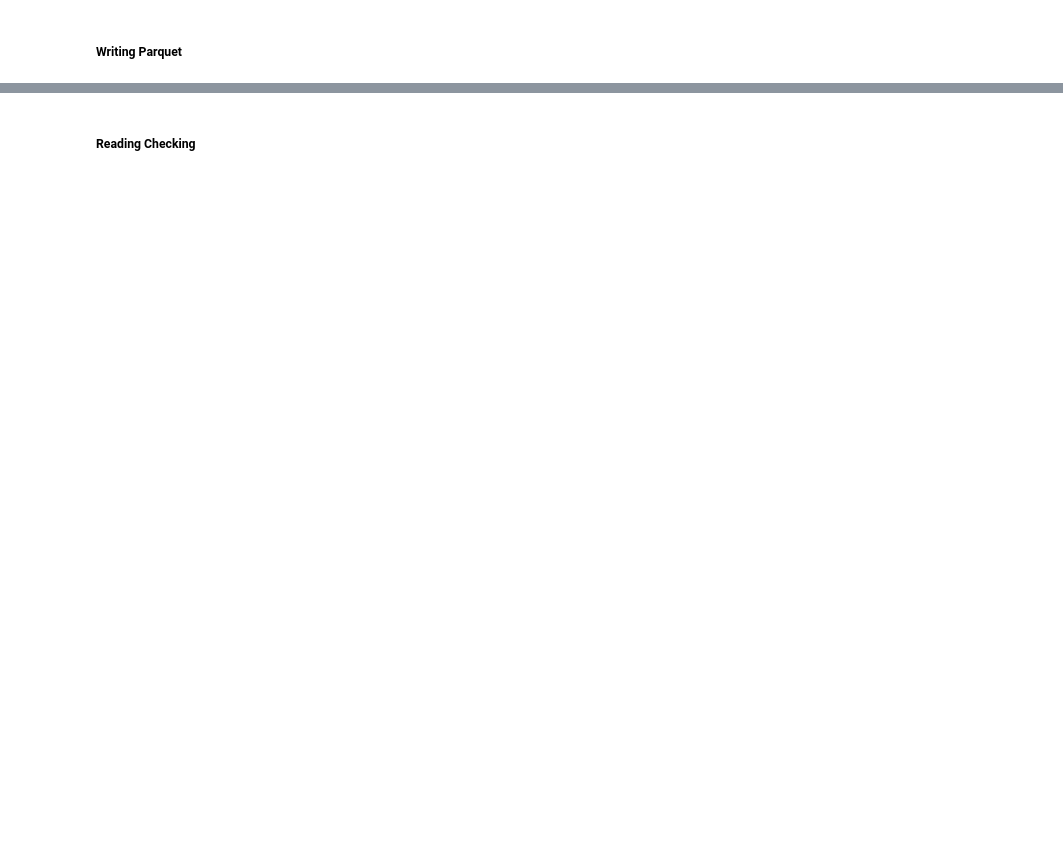
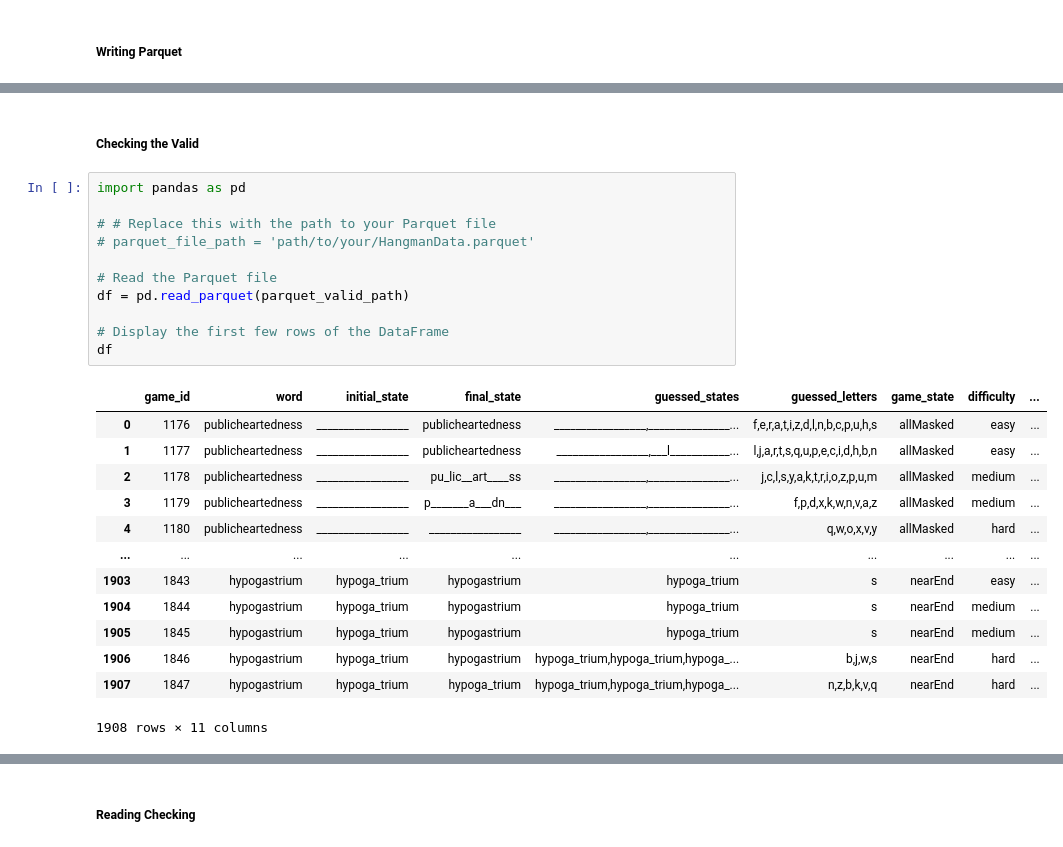
Before and after one commit to skhan61/HangmanNN, a Jupyter notebook: 1_dataset_generation.ipynb, the cells around one changed output, grey strips where cells are left out. Saved outputs shown, nothing was run; the diff lists cells and outputs as text; blank space fills up the shorter version.

```diff
--- a/1_dataset_generation.ipynb
+++ b/1_dataset_generation.ipynb
@@ -413 +521,28 @@ hard      700242
 Name: count, dtype: int64
+# %% [markdown]
+##### Checking the Valid
+# %%
+import pandas as pd
+
+# # Replace this with the path to your Parquet file
+# parquet_file_path = 'path/to/your/HangmanData.parquet'
+
+# Read the Parquet file
+df = pd.read_parquet(parquet_valid_path)
+
+# Display the first few rows of the DataFrame
+df
+# %% [output]
+|  | game_id | word | initial_state | final_state | guessed_states | guessed_letters | game_state | difficulty | ... |
+| 0 | 1176 | publicheartedness | _________________ | publicheartedness | _________________,_______________... | f,e,r,a,t,i,z,d,l,n,b,c,p,u,h,s | allMasked | easy | ... |
+| 1 | 1177 | publicheartedness | _________________ | publicheartedness | _________________,___l___________... | l,j,a,r,t,s,q,u,p,e,c,i,d,h,b,n | allMasked | easy | ... |
+| 2 | 1178 | publicheartedness | _________________ | pu_lic__art____ss | _________________,_______________... | j,c,l,s,y,a,k,t,r,i,o,z,p,u,m | allMasked | medium | ... |
+| 3 | 1179 | publicheartedness | _________________ | p_______a___dn___ | _________________,_______________... | f,p,d,x,k,w,n,v,a,z | allMasked | medium | ... |
+| 4 | 1180 | publicheartedness | _________________ | _________________ | _________________,_______________... | q,w,o,x,v,y | allMasked | hard | ... |
+| ... | ... | ... | ... | ... | ... | ... | ... | ... | ... |
+| 1903 | 1843 | hypogastrium | hypoga_trium | hypogastrium | hypoga_trium | s | nearEnd | easy | ... |
+| 1904 | 1844 | hypogastrium | hypoga_trium | hypogastrium | hypoga_trium | s | nearEnd | medium | ... |
+| 1905 | 1845 | hypogastrium | hypoga_trium | hypogastrium | hypoga_trium | s | nearEnd | medium | ... |
+| 1906 | 1846 | hypogastrium | hypoga_trium | hypogastrium | hypoga_trium,hypoga_trium,hypoga_... | b,j,w,s | nearEnd | hard | ... |
+| 1907 | 1847 | hypogastrium | hypoga_trium | hypoga_trium | hypoga_trium,hypoga_trium,hypoga_... | n,z,b,k,v,q | nearEnd | hard | ... |
+1908 rows × 11 columns
```
Also changed, not shown: parts of 30 cells of this notebook, 9 other files.
